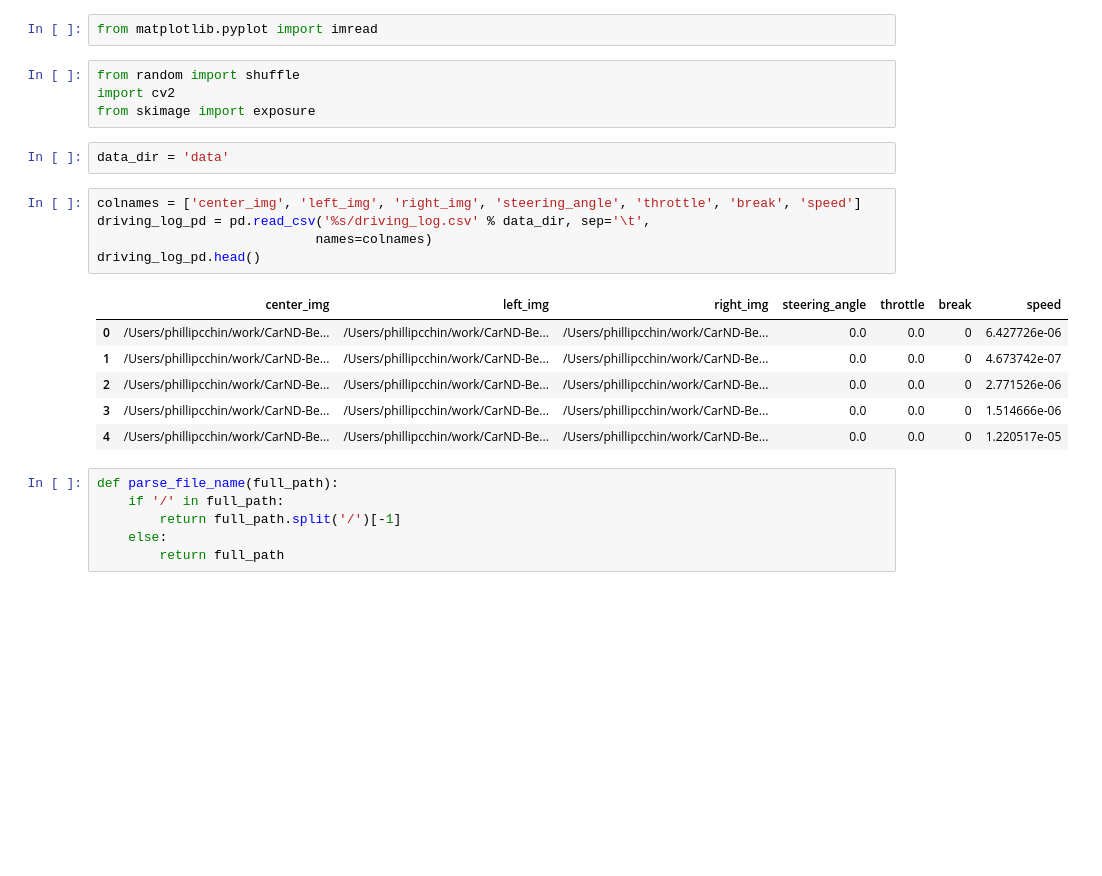
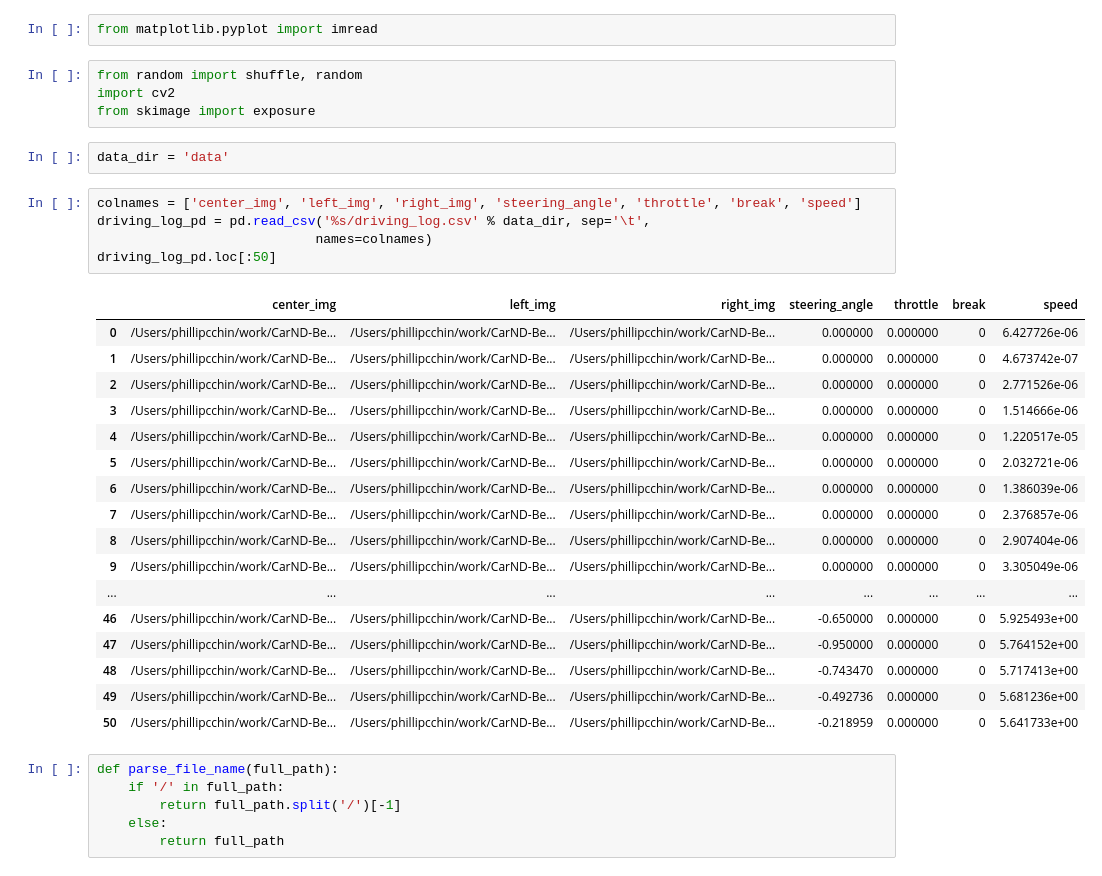
Before and after one commit to ekkus93/CarND-Behavioral-Cloning-P3, a Jupyter notebook: Behavioral_Cloning.ipynb, the cells around one changed output. Drawn from its saved outputs; the diff is of its cells as text; blank space fills up the shorter version.

```diff
--- a/Behavioral_Cloning.ipynb
+++ b/Behavioral_Cloning.ipynb
@@ -6,7 +6,7 @@ import matplotlib.pyplot as plt
 # %%
 from matplotlib.pyplot import imread
 # %%
-from random import shuffle
+from random import shuffle, random
 import cv2
 from skimage import exposure
 # %%
@@ -14,15 +14,26 @@ data_dir = 'data'
 # %%
 colnames = ['center_img', 'left_img', 'right_img', 'steering_angle', 'throttle', 'break', 'speed']
 driving_log_pd = pd.read_csv('%s/driving_log.csv' % data_dir, sep='\t',
                             names=colnames)
-driving_log_pd.head()
+driving_log_pd.loc[:50]
 # %% [output]
 |  | center_img | left_img | right_img | steering_angle | throttle | break | speed |
-| 0 | /Users/phillipcchin/work/CarND-Be... | /Users/phillipcchin/work/CarND-Be... | /Users/phillipcchin/work/CarND-Be... | 0.0 | 0.0 | 0 | 6.427726e-06 |
-| 1 | /Users/phillipcchin/work/CarND-Be... | /Users/phillipcchin/work/CarND-Be... | /Users/phillipcchin/work/CarND-Be... | 0.0 | 0.0 | 0 | 4.673742e-07 |
-| 2 | /Users/phillipcchin/work/CarND-Be... | /Users/phillipcchin/work/CarND-Be... | /Users/phillipcchin/work/CarND-Be... | 0.0 | 0.0 | 0 | 2.771526e-06 |
-| 3 | /Users/phillipcchin/work/CarND-Be... | /Users/phillipcchin/work/CarND-Be... | /Users/phillipcchin/work/CarND-Be... | 0.0 | 0.0 | 0 | 1.514666e-06 |
-| 4 | /Users/phillipcchin/work/CarND-Be... | /Users/phillipcchin/work/CarND-Be... | /Users/phillipcchin/work/CarND-Be... | 0.0 | 0.0 | 0 | 1.220517e-05 |
+| 0 | /Users/phillipcchin/work/CarND-Be... | /Users/phillipcchin/work/CarND-Be... | /Users/phillipcchin/work/CarND-Be... | 0.000000 | 0.000000 | 0 | 6.427726e-06 |
+| 1 | /Users/phillipcchin/work/CarND-Be... | /Users/phillipcchin/work/CarND-Be... | /Users/phillipcchin/work/CarND-Be... | 0.000000 | 0.000000 | 0 | 4.673742e-07 |
+| 2 | /Users/phillipcchin/work/CarND-Be... | /Users/phillipcchin/work/CarND-Be... | /Users/phillipcchin/work/CarND-Be... | 0.000000 | 0.000000 | 0 | 2.771526e-06 |
+| 3 | /Users/phillipcchin/work/CarND-Be... | /Users/phillipcchin/work/CarND-Be... | /Users/phillipcchin/work/CarND-Be... | 0.000000 | 0.000000 | 0 | 1.514666e-06 |
+| 4 | /Users/phillipcchin/work/CarND-Be... | /Users/phillipcchin/work/CarND-Be... | /Users/phillipcchin/work/CarND-Be... | 0.000000 | 0.000000 | 0 | 1.220517e-05 |
+| 5 | /Users/phillipcchin/work/CarND-Be... | /Users/phillipcchin/work/CarND-Be... | /Users/phillipcchin/work/CarND-Be... | 0.000000 | 0.000000 | 0 | 2.032721e-06 |
+| 6 | /Users/phillipcchin/work/CarND-Be... | /Users/phillipcchin/work/CarND-Be... | /Users/phillipcchin/work/CarND-Be... | 0.000000 | 0.000000 | 0 | 1.386039e-06 |
+| 7 | /Users/phillipcchin/work/CarND-Be... | /Users/phillipcchin/work/CarND-Be... | /Users/phillipcchin/work/CarND-Be... | 0.000000 | 0.000000 | 0 | 2.376857e-06 |
+| 8 | /Users/phillipcchin/work/CarND-Be... | /Users/phillipcchin/work/CarND-Be... | /Users/phillipcchin/work/CarND-Be... | 0.000000 | 0.000000 | 0 | 2.907404e-06 |
+| 9 | /Users/phillipcchin/work/CarND-Be... | /Users/phillipcchin/work/CarND-Be... | /Users/phillipcchin/work/CarND-Be... | 0.000000 | 0.000000 | 0 | 3.305049e-06 |
+| ... | ... | ... | ... | ... | ... | ... | ... |
+| 46 | /Users/phillipcchin/work/CarND-Be... | /Users/phillipcchin/work/CarND-Be... | /Users/phillipcchin/work/CarND-Be... | -0.650000 | 0.000000 | 0 | 5.925493e+00 |
+| 47 | /Users/phillipcchin/work/CarND-Be... | /Users/phillipcchin/work/CarND-Be... | /Users/phillipcchin/work/CarND-Be... | -0.950000 | 0.000000 | 0 | 5.764152e+00 |
+| 48 | /Users/phillipcchin/work/CarND-Be... | /Users/phillipcchin/work/CarND-Be... | /Users/phillipcchin/work/CarND-Be... | -0.743470 | 0.000000 | 0 | 5.717413e+00 |
+| 49 | /Users/phillipcchin/work/CarND-Be... | /Users/phillipcchin/work/CarND-Be... | /Users/phillipcchin/work/CarND-Be... | -0.492736 | 0.000000 | 0 | 5.681236e+00 |
+| 50 | /Users/phillipcchin/work/CarND-Be... | /Users/phillipcchin/work/CarND-Be... | /Users/phillipcchin/work/CarND-Be... | -0.218959 | 0.000000 | 0 | 5.641733e+00 |
 # %%
 def parse_file_name(full_path):
     if '/' in full_path:
```
Also changed, not shown: parts of 22 cells of this notebook.
